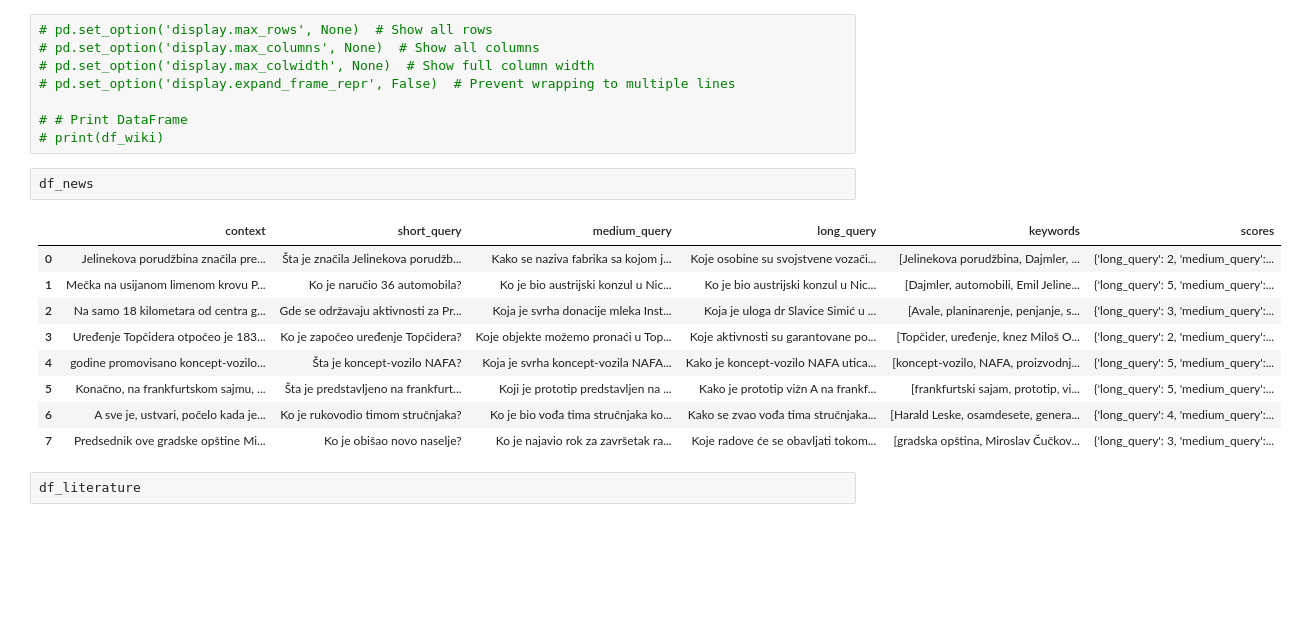
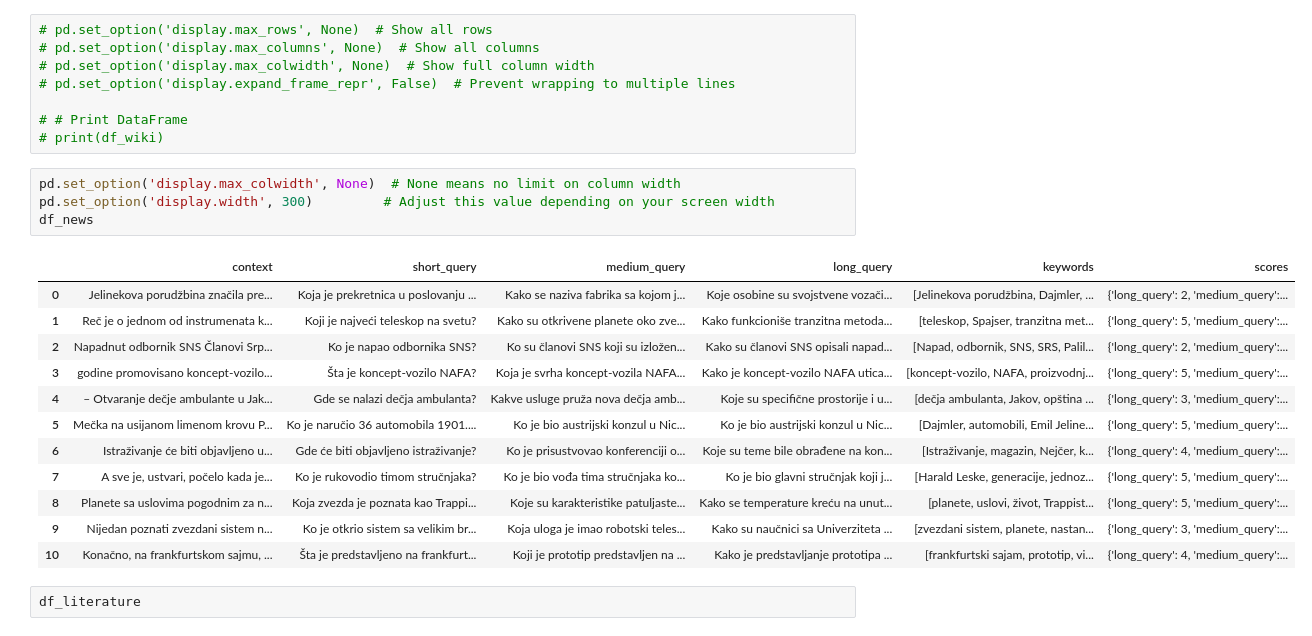
Before and after one commit to smartcat-labs/SRBedding, a Jupyter notebook: training-dataset/notebooks/test_selena.ipynb, the cells around one changed output. Drawn from its saved outputs; the diff is of its cells as text; blank space fills up the shorter version.

```diff
--- a/training-dataset/notebooks/test_selena.ipynb
+++ b/training-dataset/notebooks/test_selena.ipynb
@@ -100,18 +100,23 @@ for query in df_science['context']:
 
 # # Print DataFrame
 # print(df_wiki)
-# %%
-df_news
-# %% [output]
-|  | context | short_query | medium_query | long_query | keywords | scores |
-| 0 | Jelinekova porudžbina značila pre... | Šta je značila Jelinekova porudžb... | Kako se naziva fabrika sa kojom j... | Koje osobine su svojstvene vozači... | [Jelinekova porudžbina, Dajmler, ... | {'long_query': 2, 'medium_query':... |
-| 1 | Mečka na usijanom limenom krovu P... | Ko je naručio 36 automobila? | Ko je bio austrijski konzul u Nic... | Ko je bio austrijski konzul u Nic... | [Dajmler, automobili, Emil Jeline... | {'long_query': 5, 'medium_query':... |
-| 2 | Na samo 18 kilometara od centra g... | Gde se održavaju aktivnosti za Pr... | Koja je svrha donacije mleka Inst... | Koja je uloga dr Slavice Simić u ... | [Avale, planinarenje, penjanje, s... | {'long_query': 3, 'medium_query':... |
-| 3 | Uređenje Topčidera otpočeo je 183... | Ko je započeo uređenje Topčidera? | Koje objekte možemo pronaći u Top... | Koje aktivnosti su garantovane po... | [Topčider, uređenje, knez Miloš O... | {'long_query': 2, 'medium_query':... |
-| 4 | godine promovisano koncept-vozilo... | Šta je koncept-vozilo NAFA? | Koja je svrha koncept-vozila NAFA... | Kako je koncept-vozilo NAFA utica... | [koncept-vozilo, NAFA, proizvodnj... | {'long_query': 5, 'medium_query':... |
-| 5 | Konačno, na frankfurtskom sajmu, ... | Šta je predstavljeno na frankfurt... | Koji je prototip predstavljen na ... | Kako je prototip vižn A na frankf... | [frankfurtski sajam, prototip, vi... | {'long_query': 5, 'medium_query':... |
-| 6 | A sve je, ustvari, počelo kada je... | Ko je rukovodio timom stručnjaka? | Ko je bio vođa tima stručnjaka ko... | Kako se zvao vođa tima stručnjaka... | [Harald Leske, osamdesete, genera... | {'long_query': 4, 'medium_query':... |
-| 7 | Predsednik ove gradske opštine Mi... | Ko je obišao novo naselje? | Ko je najavio rok za završetak ra... | Koje radove će se obavljati tokom... | [gradska opština, Miroslav Čučkov... | {'long_query': 3, 'medium_query':... |
+# %%
+pd.set_option('display.max_colwidth', None)  # None means no limit on column width
+pd.set_option('display.width', 300)         # Adjust this value depending on your screen width
+df_news
+# %% [output]
+|  | context | short_query | medium_query | long_query | keywords | scores |
+| 0 | Jelinekova porudžbina značila pre... | Koja je prekretnica u poslovanju ... | Kako se naziva fabrika sa kojom j... | Koje osobine su svojstvene vozači... | [Jelinekova porudžbina, Dajmler, ... | {'long_query': 2, 'medium_query':... |
+| 1 | Reč je o jednom od instrumenata k... | Koji je najveći teleskop na svetu? | Kako su otkrivene planete oko zve... | Kako funkcioniše tranzitna metoda... | [teleskop, Spajser, tranzitna met... | {'long_query': 5, 'medium_query':... |
+| 2 | Napadnut odbornik SNS Članovi Srp... | Ko je napao odbornika SNS? | Ko su članovi SNS koji su izložen... | Kako su članovi SNS opisali napad... | [Napad, odbornik, SNS, SRS, Palil... | {'long_query': 2, 'medium_query':... |
+| 3 | godine promovisano koncept-vozilo... | Šta je koncept-vozilo NAFA? | Koja je svrha koncept-vozila NAFA... | Kako je koncept-vozilo NAFA utica... | [koncept-vozilo, NAFA, proizvodnj... | {'long_query': 5, 'medium_query':... |
+| 4 | – Otvaranje dečje ambulante u Jak... | Gde se nalazi dečja ambulanta? | Kakve usluge pruža nova dečja amb... | Koje su specifične prostorije i u... | [dečja ambulanta, Jakov, opština ... | {'long_query': 3, 'medium_query':... |
+| 5 | Mečka na usijanom limenom krovu P... | Ko je naručio 36 automobila 1901.... | Ko je bio austrijski konzul u Nic... | Ko je bio austrijski konzul u Nic... | [Dajmler, automobili, Emil Jeline... | {'long_query': 5, 'medium_query':... |
+| 6 | Istraživanje će biti objavljeno u... | Gde će biti objavljeno istraživanje? | Ko je prisustvovao konferenciji o... | Koje su teme bile obrađene na kon... | [Istraživanje, magazin, Nejčer, k... | {'long_query': 4, 'medium_query':... |
+| 7 | A sve je, ustvari, počelo kada je... | Ko je rukovodio timom stručnjaka? | Ko je bio vođa tima stručnjaka ko... | Ko je bio glavni stručnjak koji j... | [Harald Leske, generacije, jednoz... | {'long_query': 5, 'medium_query':... |
+| 8 | Planete sa uslovima pogodnim za n... | Koja zvezda je poznata kao Trappi... | Koje su karakteristike patuljaste... | Kako se temperature kreću na unut... | [planete, uslovi, život, Trappist... | {'long_query': 5, 'medium_query':... |
+| 9 | Nijedan poznati zvezdani sistem n... | Ko je otkrio sistem sa velikim br... | Koja uloga je imao robotski teles... | Kako su naučnici sa Univerziteta ... | [zvezdani sistem, planete, nastan... | {'long_query': 3, 'medium_query':... |
+| 10 | Konačno, na frankfurtskom sajmu, ... | Šta je predstavljeno na frankfurt... | Koji je prototip predstavljen na ... | Kako je predstavljanje prototipa ... | [frankfurtski sajam, prototip, vi... | {'long_query': 4, 'medium_query':... |
 # %%
 df_literature
 # %% [output]
```
Also changed, not shown: 2 other files.
